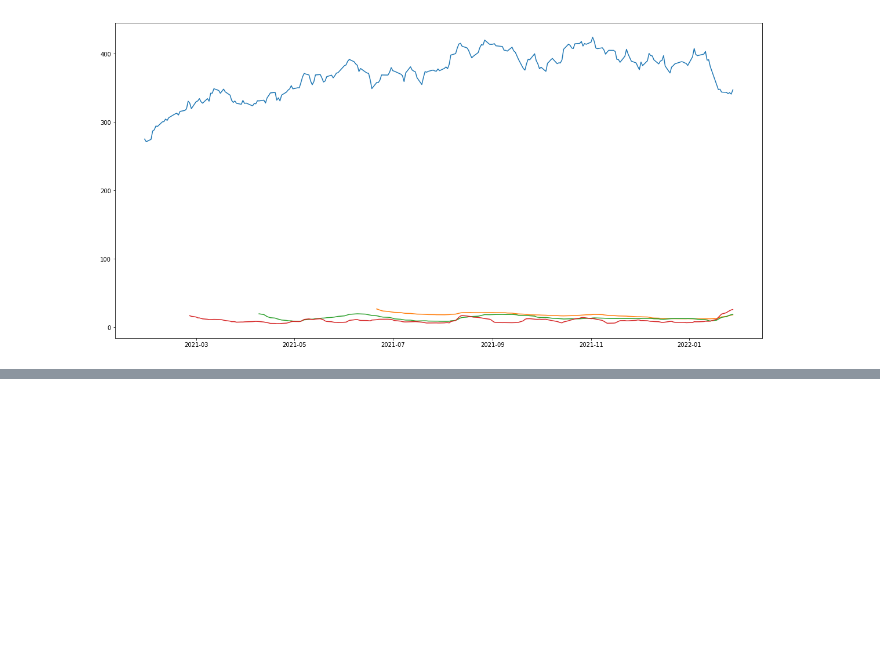
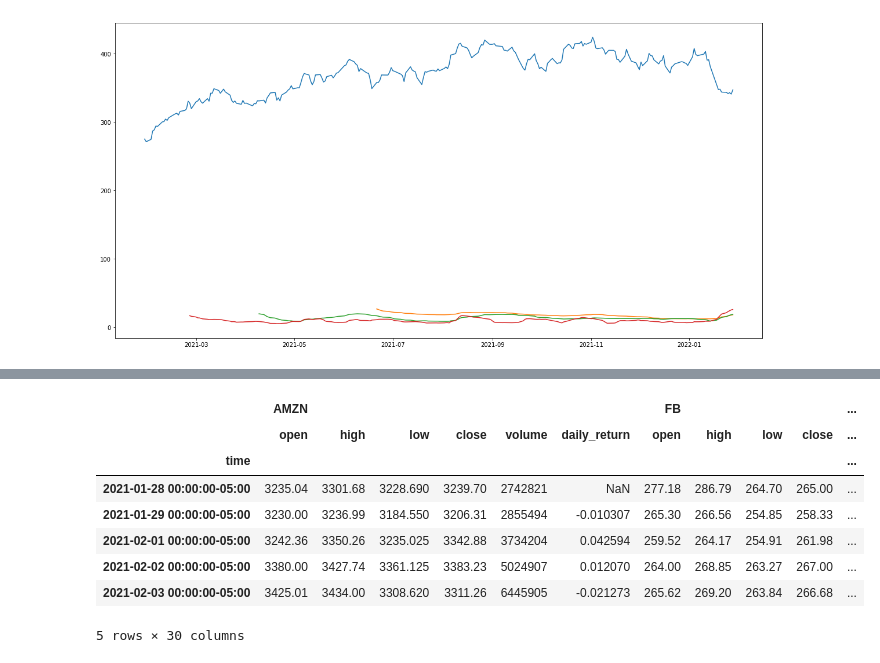
Before and after one commit to Maurolp15/JMB_Portfolio_Project, a Jupyter notebook: proj_1.ipynb, the cells around one changed output, grey strips where cells are left out. Cells and saved outputs as stored; diff of their text form; code cells hidden in the pictures; blank space fills up the shorter version.

```diff
--- a/proj_1.ipynb
+++ b/proj_1.ipynb
@@ -570,0 +585,21 @@ GS_20_std.plot(ax=ax2)
+# %%
+# Configure a Monte Carlo simulation to forecast five years cumulative returns
+MC_even_dist = MCSimulation(
+    portfolio_data = JMB_portfolio,
+    weights = [.2, .2, .2, .2, .2],
+    num_simulation = 100,
+    num_trading_days = 30
+)
+
+# Print the simulation input data
+MC_even_dist.portfolio_data.head()
+# %% [output]
+|  | AMZN |  |  |  |  |  | FB |  |  |  | ... |
+|  | open | high | low | close | volume | daily_return | open | high | low | close | ... |
+| time |  |  |  |  |  |  |  |  |  |  | ... |
+| 2021-01-28 00:00:00-05:00 | 3235.04 | 3301.68 | 3228.690 | 3239.70 | 2742821 | NaN | 277.18 | 286.79 | 264.70 | 265.00 | ... |
+| 2021-01-29 00:00:00-05:00 | 3230.00 | 3236.99 | 3184.550 | 3206.31 | 2855494 | -0.010307 | 265.30 | 266.56 | 254.85 | 258.33 | ... |
+| 2021-02-01 00:00:00-05:00 | 3242.36 | 3350.26 | 3235.025 | 3342.88 | 3734204 | 0.042594 | 259.52 | 264.17 | 254.91 | 261.98 | ... |
+| 2021-02-02 00:00:00-05:00 | 3380.00 | 3427.74 | 3361.125 | 3383.23 | 5024907 | 0.012070 | 264.00 | 268.85 | 263.27 | 267.00 | ... |
+| 2021-02-03 00:00:00-05:00 | 3425.01 | 3434.00 | 3308.620 | 3311.26 | 6445905 | -0.021273 | 265.62 | 269.20 | 263.84 | 266.68 | ... |
+5 rows × 30 columns
```
Also changed, not shown: parts of 15 cells of this notebook, 1 other file.
